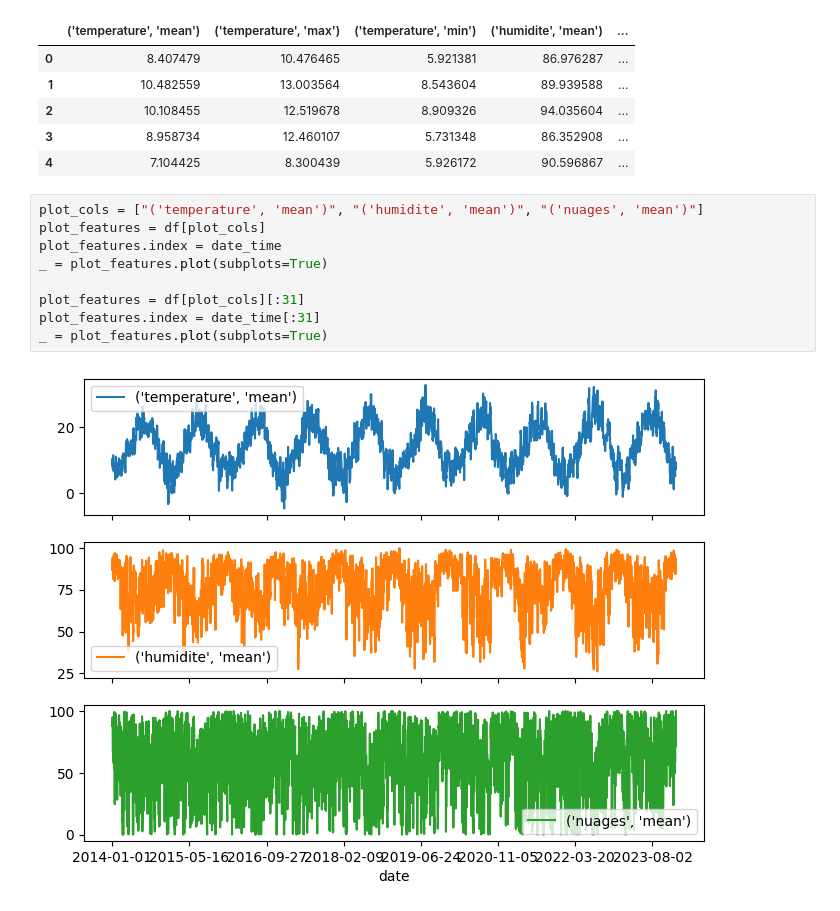
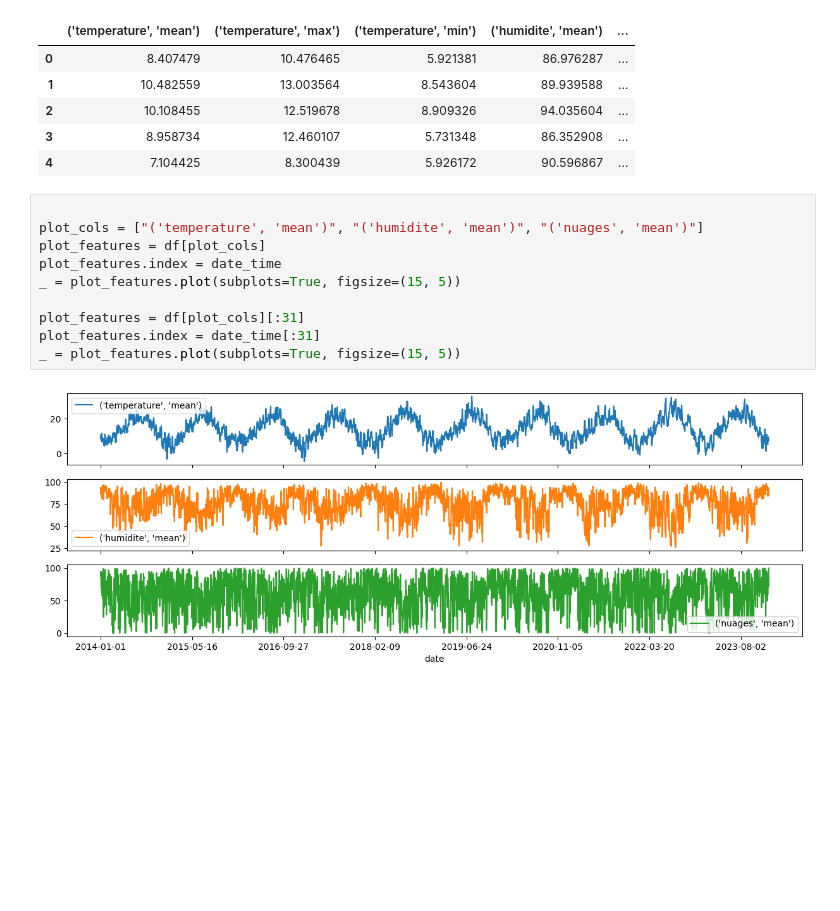
Before and after one commit to ffichet/aiForIndustryEnedis, a Jupyter notebook: tensorflow_predict.ipynb, the cells around one changed output. Cells and saved outputs as stored; diff of their text form; blank space fills up the shorter version.

```diff
--- a/tensorflow_predict.ipynb
+++ b/tensorflow_predict.ipynb
@@ -38,13 +38,14 @@ df.head()
 | 3 | 8.958734 | 12.460107 | 5.731348 | 86.352908 | ... |
 | 4 | 7.104425 | 8.300439 | 5.926172 | 90.596867 | ... |
 # %%
+
 plot_cols = ["('temperature', 'mean')", "('humidite', 'mean')", "('nuages', 'mean')"]
 plot_features = df[plot_cols]
 plot_features.index = date_time
-_ = plot_features.plot(subplots=True)
+_ = plot_features.plot(subplots=True, figsize=(15, 5))
 
 plot_features = df[plot_cols][:31]
 plot_features.index = date_time[:31]
-_ = plot_features.plot(subplots=True)
+_ = plot_features.plot(subplots=True, figsize=(15, 5))
 # %% [output]
-[figure, old version]
+[figure, new version]
```
Also changed, not shown: parts of 18 cells of this notebook.
